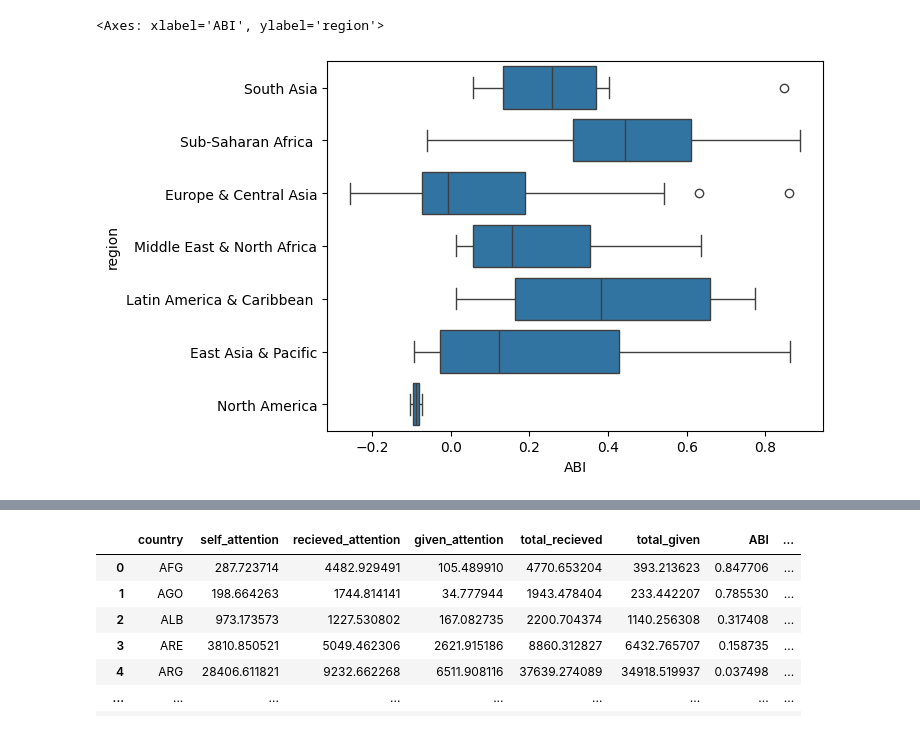
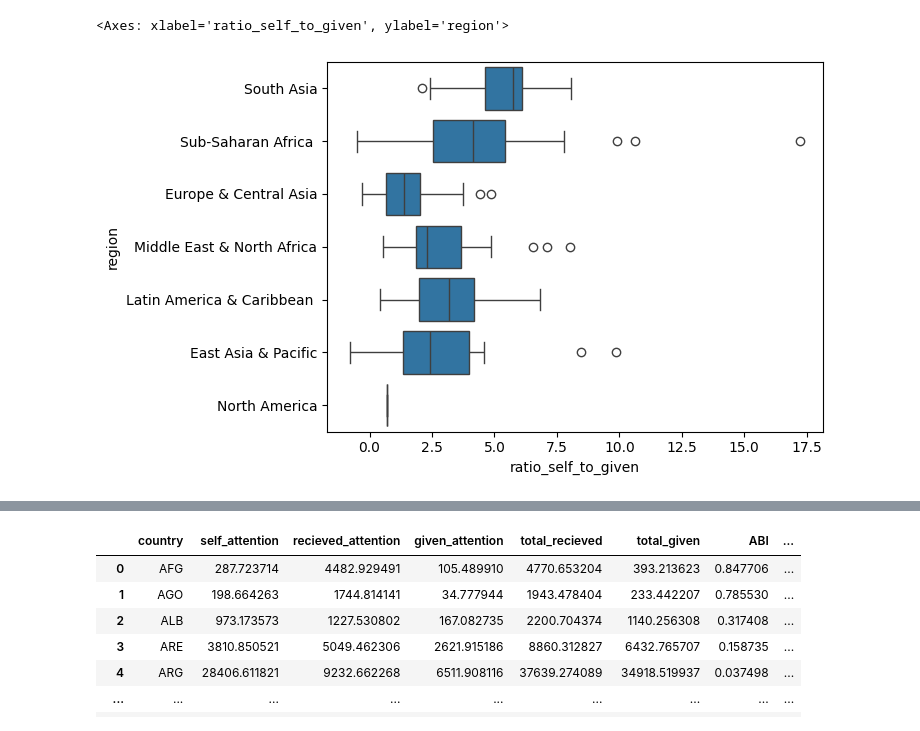
Before and after one commit to YasAsgari/Arab_spring_scholarly_attention, a Jupyter notebook: Quick_check/check.ipynb, the cells around one changed output, grey strips where cells are left out. Drawn from its saved outputs; the diff is of its cells as text; code cells hidden in the pictures.

```diff
--- a/Quick_check/check.ipynb
+++ b/Quick_check/check.ipynb
@@ -8,7 +11,7 @@ import geopandas as gpd
 # %%
 pop_df=pd.read_csv(r'C:\Users\Yasaman\Downloads\World_bank_population.csv',skiprows=3)
 pop_df['Country Code']=pop_df['Country Code'].apply(lambda x: x.lower())
-possible_countries=pop_df.query(" `2022` >=1000000")['Country Code'].values
+possible_countries=pop_df.query(" `2022` >=500000")['Country Code'].values
 
 excluded_iso3_codes = [
     "IRL",  # Ireland
@@ -27,6 +30,7 @@ excluded_iso3_codes = [
     "GEO", #Georgia
     'SWZ',
     'PRK', #North Korea
+    'Jor',
 ]
 excluded_iso3_codes=[c.lower() for c in excluded_iso3_codes]
 
@@ -35,4 +39,24 @@ possible_iso=list(set(possible_countries)-set(excluded_iso3_codes))
 df = pd.read_csv(r"C:\Users\Yasaman\Downloads\Attention-fractional counting.csv")
 df.rename(columns={'aggregated_value': 'count', 'country': 'Mention_country', 'affiliation_country': 'Aff_country'}, inplace=True)
 df=df[(df['Mention_country'].isin(possible_iso))&(df['Aff_country'].isin(possible_iso))]
-df=df[df['year']<=2020]
+
+data=pd.read_csv(r"C:\Users\Yasaman\Downloads\scopus_2024_V1_scholarlymigration_country_enriched.csv")
+data=data[['iso3code', 'incomelevel', 'gdp_per_capita', 'year', 'population', 'region', 'padded_population_of_researchers']].dropna()
+data.rename(columns={'iso3code':'country'}, inplace=True)
+data['country']=data['country'].apply(lambda x: x.lower())
+data=data.groupby(by=['incomelevel', 'country','region']).agg({'gdp_per_capita':'mean', 'population':'mean', 'padded_population_of_researchers':'mean'}).reset_index()
+
+
+df['discipline']=df['subjarea'].apply(find_cat)
+df[df['discipline'].isna()].reset_index(drop=True, inplace=True)
+df=df.groupby(['Mention_country','Aff_country', 'year'])['count'].sum().reset_index().rename(columns={'count':'weight', 'Mention_country':'dst','Aff_country':'src'})
+
+
+df['income_src']=df['src'].map(data.set_index('country')['incomelevel'])
+df['income_dst']=df['dst'].map(data.set_index('country')['incomelevel'])
+df['region_src']=df['src'].map(data.set_index('country')['region'])
+df['region_dst']=df['dst'].map(data.set_index('country')['region'])
+
+
+df=df[df['income_src']!='INX']
+df=df[df['income_dst']!='INX']
@@ -39,9 +673,14 @@ df=df[df['year']<=2020]
 # %%
-self_df=df[df['Mention_country']==df['Aff_country']].drop(columns=['Aff_country']).rename(columns={'count':'self_attention', 'Mention_country':'country'})
-in_df=df[df['Mention_country']!=df['Aff_country']].groupby(by=['Mention_country', 'subjarea', 'year'])['count'].sum().reset_index().rename(columns={'count':'recieved_attention', 'Mention_country':'country'})
-out_df=df[df['Mention_country']!=df['Aff_country']].groupby(by=['Aff_country', 'subjarea', 'year'])['count'].sum().reset_index().rename(columns={'count':'given_attention', 'Aff_country':'country'})
-final_df=self_df.merge(in_df, how='outer', on=['country', 'year', 'subjarea']).merge(out_df, how='outer', on=['country', 'year', 'subjarea']).fillna(0)
+self_df=df[df['src']==df['dst']].drop(columns=['src']).rename(columns={'weight':'self_attention', 'dst':'country'})
+out_df=df[df['src']!=df['dst']].groupby(by=['src'])['weight'].sum().reset_index().rename(columns={'weight':'given_attention', 'src':'country'})
+in_df=df[df['src']!=df['dst']].groupby(by=['dst'])['weight'].sum().reset_index().rename(columns={'weight':'recieved_attention', 'dst':'country'})
+final_df=self_df.merge(in_df, how='outer', on=['country']).merge(out_df, how='outer', on=['country']).fillna(0)
 ###########
 final_df=final_df.groupby('country').agg({'self_attention':'sum', 'recieved_attention':'sum', 'given_attention':'sum'}).reset_index()
-final_df['total_recieved']=final_df['self_attention']+final_df['recieved_attention']
-final_df['total_given']=final_df['self_attention']+final_df['given_attention']
+# %%
+final_df['ratio_self_to_recieved']=final_df['self_attention']/(final_df['recieved_attention'])-1
+
+final_df['ratio_self_to_given']=final_df['self_attention']/(final_df['given_attention'])-1
+# %%
+final_df['incomelevel']=final_df['country'].apply(lambda x: x.lower()).map(data.set_index('country')['incomelevel'])
+final_df['region']=final_df['country'].apply(lambda x: x.lower()).map(data.set_index('country')['region'])
@@ -64,5 +702,5 @@ df=final_df.merge(data, on=['country'], how='left')
 # %%
-sns.boxplot(data=df, y='region', x='ABI')
+sns.boxplot(data=final_df, y='region', x='ratio_self_to_given')
 # %% [output]
-<Axes: xlabel='ABI', ylabel='region'>
+<Axes: xlabel='ratio_self_to_given', ylabel='region'>
-[figure, old version]
+[figure, new version]
```
Also changed, not shown: parts of 27 cells of this notebook, 10 other files.
